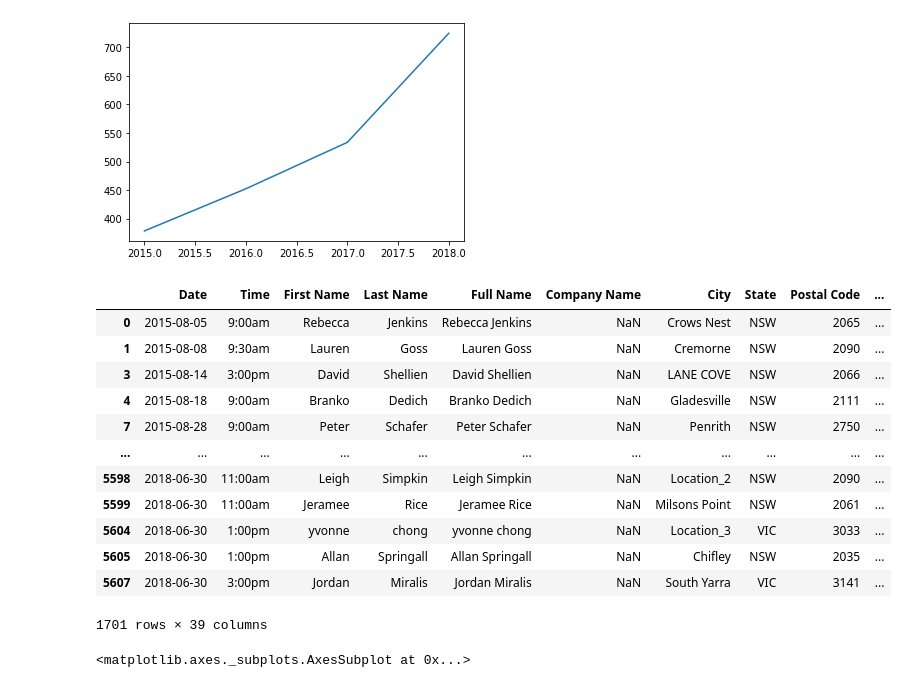
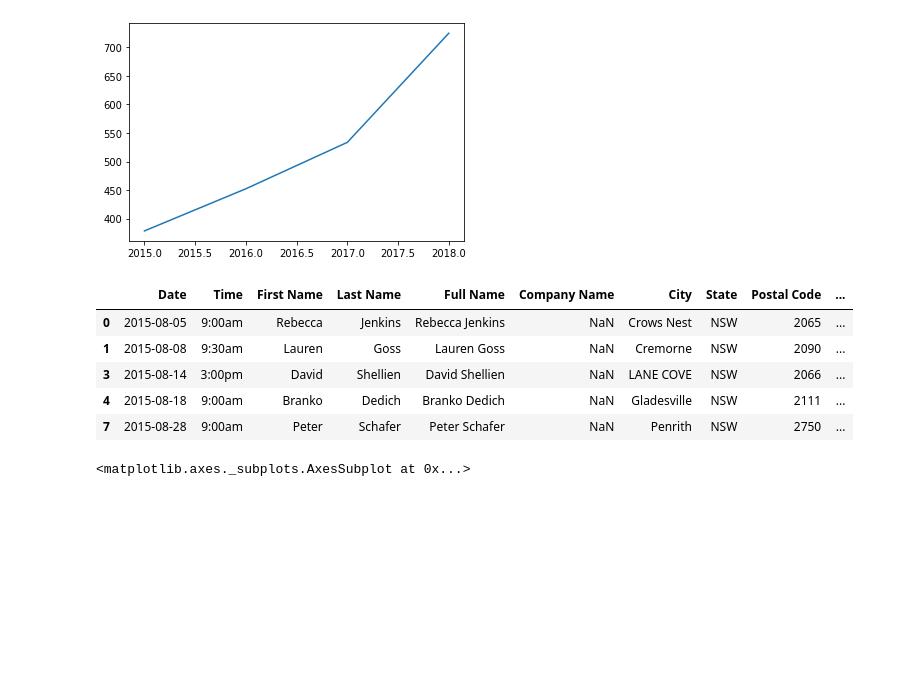
Before and after one commit to shubham29091997/Booking-Data, a Jupyter notebook: Assignment.ipynb, the cells around one changed output. Drawn from its saved outputs; the diff is of its cells as text; code cells hidden in the pictures; blank space fills up the shorter version.

```diff
--- a/Assignment.ipynb
+++ b/Assignment.ipynb
@@ -195,21 +195,14 @@ plt.plot(Revenue_per_visit)
 [figure]
 # %%
 df1 = df.drop_duplicates(subset = ["Full Name"])
-df1
+df1.head()
 # %% [output]
 |  | Date | Time | First Name | Last Name | Full Name | Company Name | City | State | Postal Code | ... |
 | 0 | 2015-08-05 | 9:00am | Rebecca | Jenkins | Rebecca Jenkins | NaN | Crows Nest | NSW | 2065 | ... |
 | 1 | 2015-08-08 | 9:30am | Lauren | Goss | Lauren Goss | NaN | Cremorne | NSW | 2090 | ... |
 | 3 | 2015-08-14 | 3:00pm | David | Shellien | David Shellien | NaN | LANE COVE | NSW | 2066 | ... |
 | 4 | 2015-08-18 | 9:00am | Branko | Dedich | Branko Dedich | NaN | Gladesville | NSW | 2111 | ... |
 | 7 | 2015-08-28 | 9:00am | Peter | Schafer | Peter Schafer | NaN | Penrith | NSW | 2750 | ... |
-| ... | ... | ... | ... | ... | ... | ... | ... | ... | ... | ... |
-| 5598 | 2018-06-30 | 11:00am | Leigh | Simpkin | Leigh Simpkin | NaN | Location_2 | NSW | 2090 | ... |
-| 5599 | 2018-06-30 | 11:00am | Jeramee | Rice | Jeramee Rice | NaN | Milsons Point | NSW | 2061 | ... |
-| 5604 | 2018-06-30 | 1:00pm | yvonne | chong | yvonne chong | NaN | Location_3 | VIC | 3033 | ... |
-| 5605 | 2018-06-30 | 1:00pm | Allan | Springall | Allan Springall | NaN | Chifley | NSW | 2035 | ... |
-| 5607 | 2018-06-30 | 3:00pm | Jordan | Miralis | Jordan Miralis | NaN | South Yarra | VIC | 3141 | ... |
-1701 rows × 39 columns
 # %%
 plt.figure(figsize=(100,50))
 sns.countplot(x = 'Date'  , data = df1, orient = 90)
```
